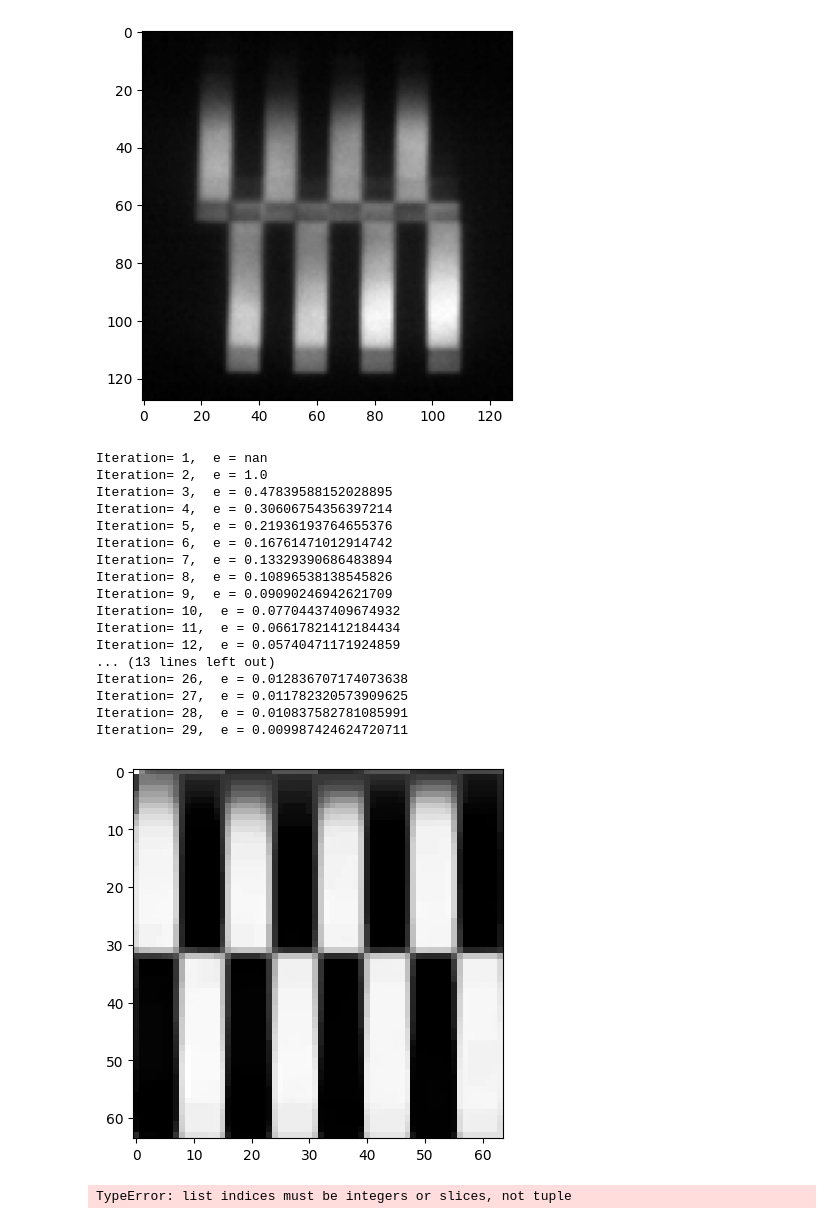
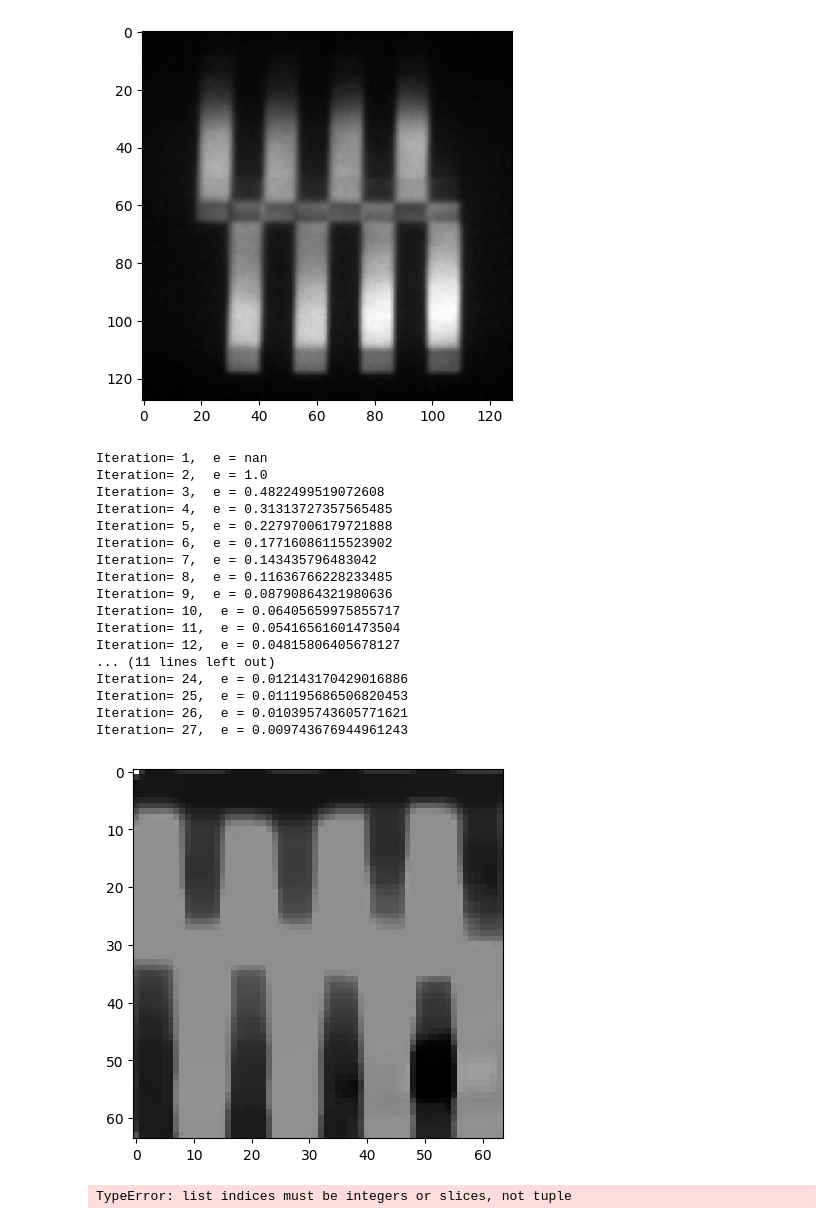
Before and after one commit to one-milli/labsrc, a Jupyter notebook: optimization/ADMM_1ch.ipynb, the cells around one changed output. Saved outputs shown, nothing was run; the diff lists cells and outputs as text; code cells hidden in the pictures.

```diff
--- a/optimization/ADMM_1ch.ipynb
+++ b/optimization/ADMM_1ch.ipynb
@@ -32,7 +32,7 @@ mu2 = 1.0e-1
 tau = 1.0e-3
 # %%
 # load system matrix
-H = np.load(DATA_PATH + 'systemMatrix/H_matrix_true.npy')
+H = np.load(DATA_PATH + 'systemMatrix/H_matrix_FISTA_10p.npy')
 HTH = H.T @ H
 # %%
 # read captured image and stretch
@@ -115,31 +115,31 @@ while iters < 200:
 # %% [output]
 Iteration= 1,  e = nan
 Iteration= 2,  e = 1.0
-Iteration= 3,  e = 0.47839588152028895
-Iteration= 4,  e = 0.30606754356397214
-Iteration= 5,  e = 0.21936193764655376
-Iteration= 6,  e = 0.16761471012914742
-Iteration= 7,  e = 0.13329390686483894
-Iteration= 8,  e = 0.10896538138545826
-Iteration= 9,  e = 0.09090246942621709
-Iteration= 10,  e = 0.07704437409674932
-Iteration= 11,  e = 0.06617821412184434
-Iteration= 12,  e = 0.05740471171924859
-... (13 lines left out)
-Iteration= 26,  e = 0.012836707174073638
-Iteration= 27,  e = 0.011782320573909625
-Iteration= 28,  e = 0.010837582781085991
-Iteration= 29,  e = 0.009987424624720711
+Iteration= 3,  e = 0.4822499519072608
+Iteration= 4,  e = 0.31313727357565485
+Iteration= 5,  e = 0.22797006179721888
+Iteration= 6,  e = 0.17716086115523902
+Iteration= 7,  e = 0.143435796483042
+Iteration= 8,  e = 0.11636766228233485
+Iteration= 9,  e = 0.08790864321980636
+Iteration= 10,  e = 0.06405659975855717
+Iteration= 11,  e = 0.05416561601473504
+Iteration= 12,  e = 0.04815806405678127
+... (11 lines left out)
+Iteration= 24,  e = 0.012143170429016886
+Iteration= 25,  e = 0.011195686506820453
+Iteration= 26,  e = 0.010395743605771621
+Iteration= 27,  e = 0.009743676944961243
 # %%
 F = np.zeros((n, n))
 F = temp
 
 plt.figure(2)
 plt.imshow(F, cmap='gray')
 plt.show()
-Image.fromarray((F * 255).astype(np.uint8)).save(f'{DATA_PATH}reconst/ADMM_240408/1e-2{object}!t{int(np.log10(tau))},m1{int(np.log10(mu1))},m2{int(np.log10(mu2))}.png')
+Image.fromarray((F * 255).astype(np.uint8)).save(f'{DATA_PATH}reconst/ADMM_240408/1e-2{object}!t{int(np.log10(tau))},m1{int(np.log10(mu1))},m2{int(np.log10(mu2))}_10p.png')
 # %% [output]
-[figure, old version]
+[figure, new version]
 # %%
 
 x_axis = np.arange(1, iters + 1)
```
Also changed, not shown: 2 other files.
